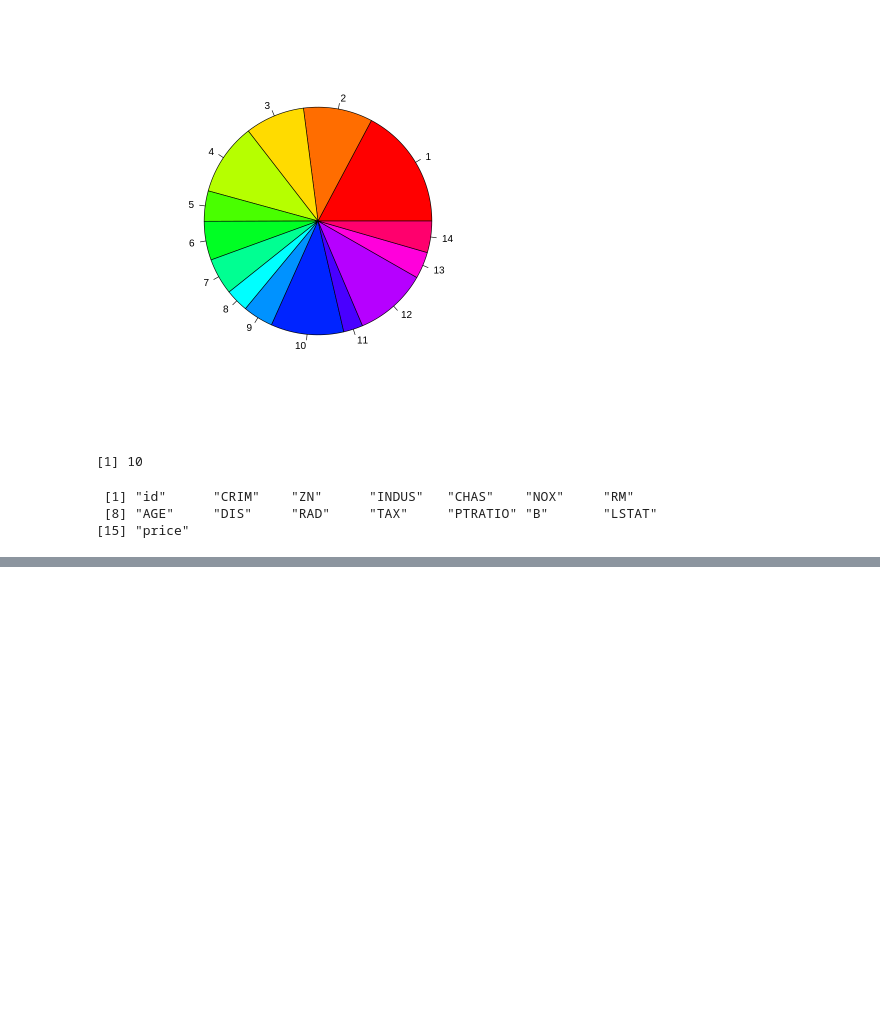
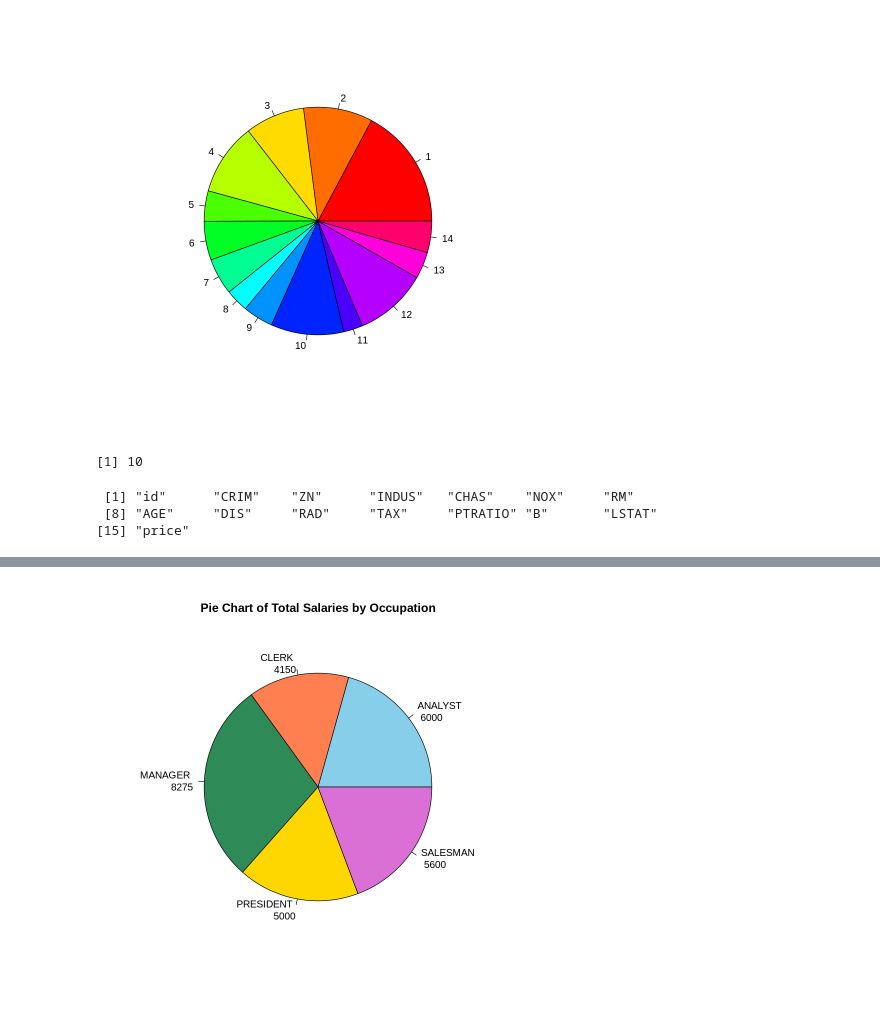
Before and after one commit to oracleyu01/R_class, a Jupyter notebook: R_을_이용한_빅분기_실기준비_100제.ipynb, the cells around one changed output, grey strips where cells are left out. Saved outputs shown, nothing was run; the diff lists cells and outputs as text; code cells hidden in the pictures; blank space fills up the shorter version.

```diff
--- a/R_을_이용한_빅분기_실기준비_100제.ipynb
+++ b/R_을_이용한_빅분기_실기준비_100제.ipynb
@@ -538,0 +835,9 @@ MILLER	*3**
+# %%
+total_sal <- tapply( emp$sal, emp$job, sum )
+
+pie( total_sal,
+      main="Pie Chart of Total Salaries by Occupation",
+      col= c("skyblue", "coral", "seagreen", "gold", "orchid"),
+      labels=paste(names(total_sal), "\n", total_sal) )
+# %% [output]
+[figure, added]
```
Also changed, not shown: parts of 137 cells of this notebook.
